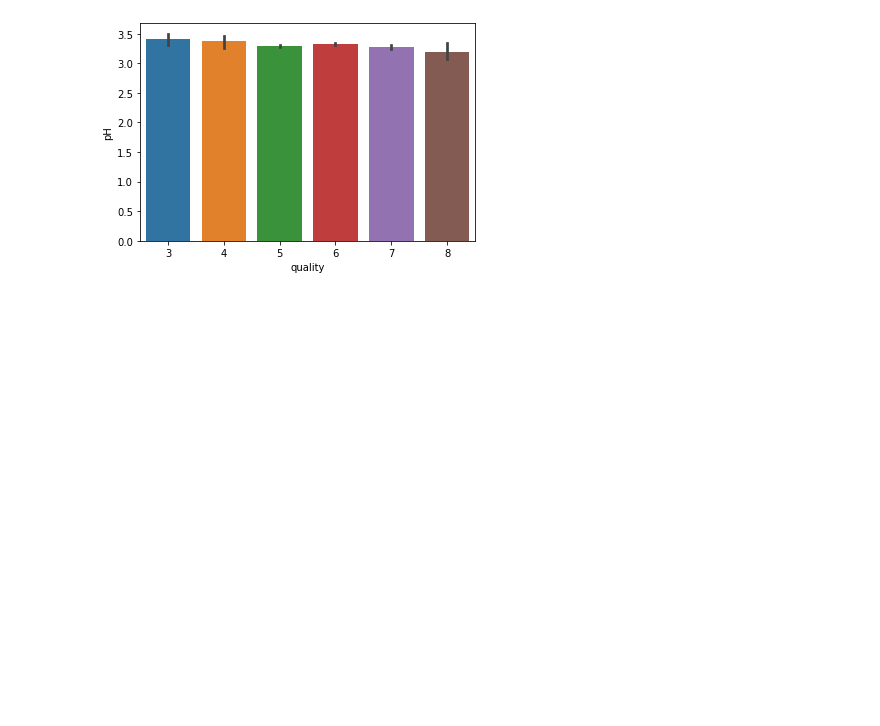
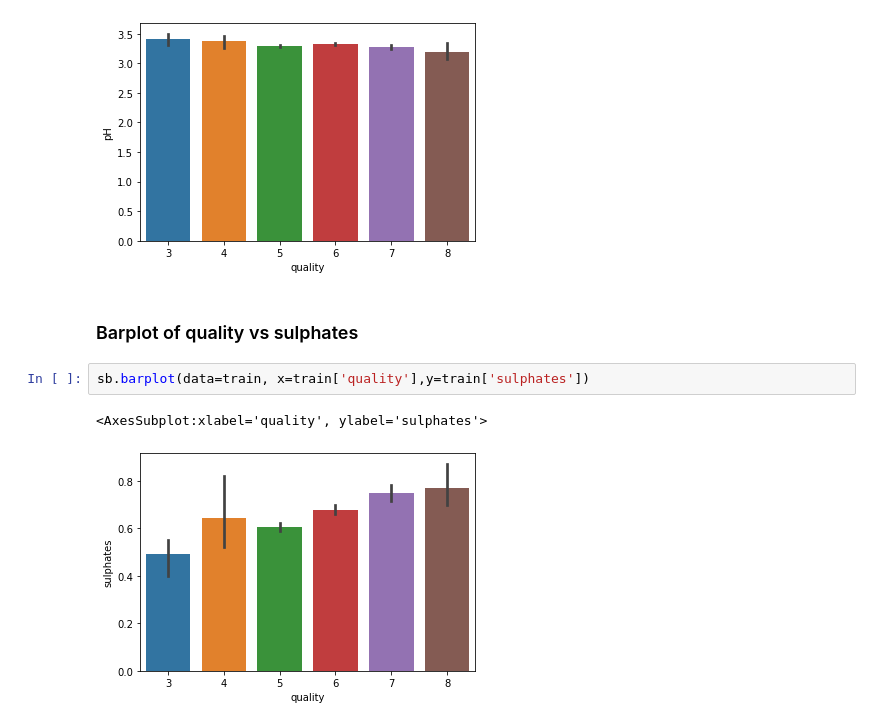
Before and after one commit to Michael-Austin-Mesa/wine-classification-project, a Jupyter notebook: explore.ipynb, the cells around one changed output. Cells and saved outputs as stored; diff of their text form; blank space fills up the shorter version.

Commit message:
changing plot types for better understanding of data

```diff
--- a/explore.ipynb
+++ b/explore.ipynb
@@ -120,3 +120,10 @@ sb.barplot(data=train, x=train['quality'],y=train['pH'])
 # %% [output]
 <AxesSubplot:xlabel='quality', ylabel='pH'>
 [figure]
+# %% [markdown]
+### Barplot of quality vs sulphates
+# %%
+sb.barplot(data=train, x=train['quality'],y=train['sulphates'])
+# %% [output]
+<AxesSubplot:xlabel='quality', ylabel='sulphates'>
+[figure, added]
```
Also changed, not shown: parts of 3 cells of this notebook.
